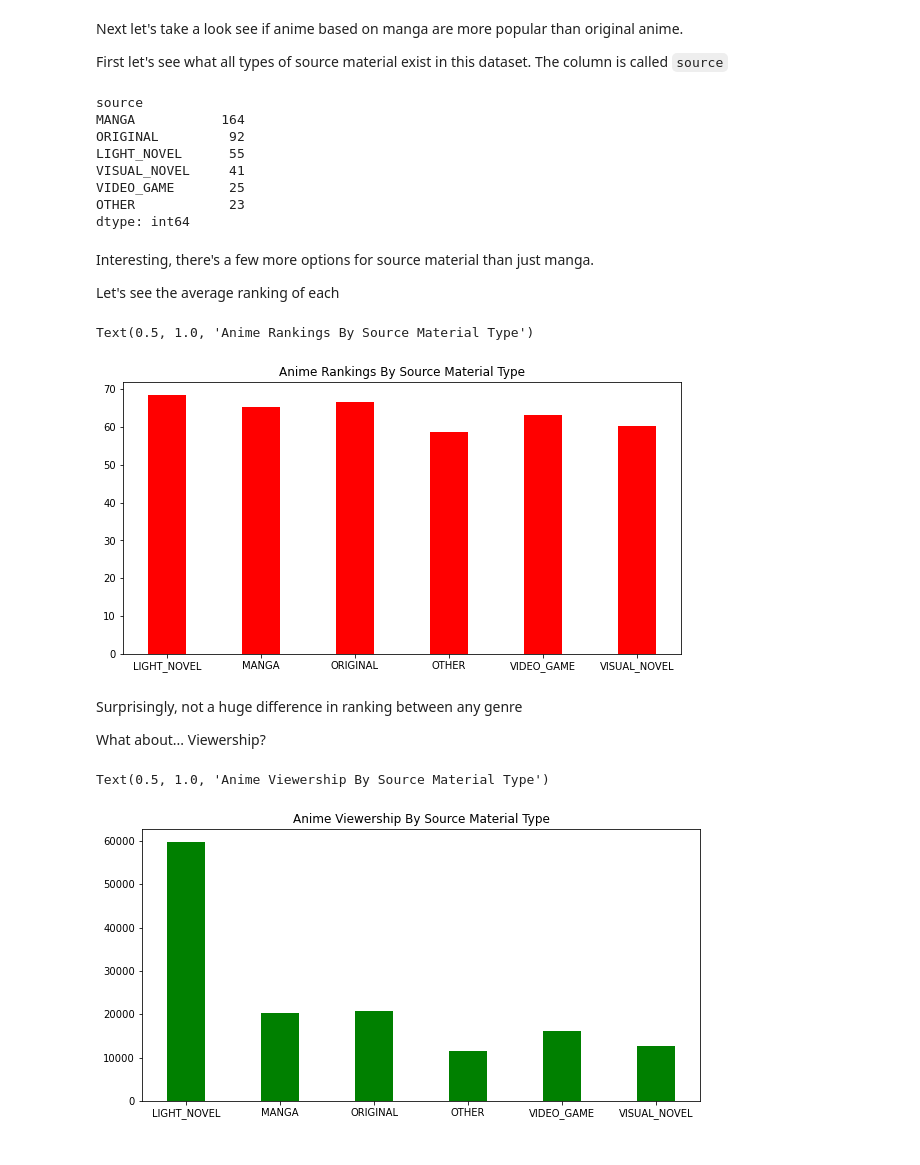
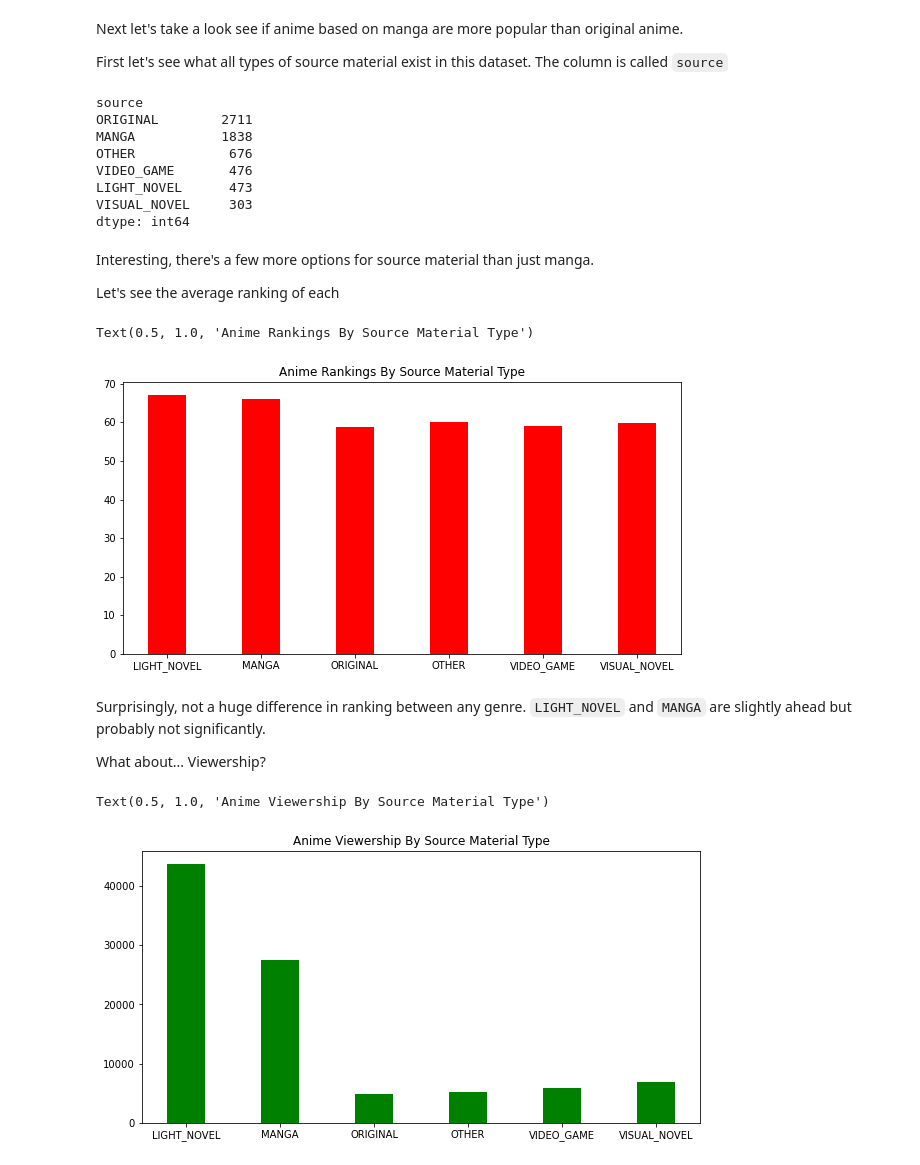
Before and after one commit to sprucemister/Anime-Insights, a Jupyter notebook: Untitled-1.ipynb, the cells around one changed output. Drawn from its saved outputs; the diff is of its cells as text; code cells hidden in the pictures.

Commit message:
Fix API to where it's getting 10x data

```diff
--- a/Untitled-1.ipynb
+++ b/Untitled-1.ipynb
@@ -87,12 +87,16 @@ import pandas as pd
 
 df_media=pd.DataFrame()
 
-for i in range(1,10):
+hasNextPage=True #json_data['data']['Page']['pageInfo']['hasNextPage']
+for i in range(1,9999):
     print(i)
     response=make_request(i,"ANIME")
     json_data = json.loads(response.text)
     df_new=pd.json_normalize(json_data['data']['Page']['media'], meta  =[['english', 'native']])
-    df_media=pd.concat([df_media,df_new])
+    if len(json_data['data']['Page']['media'])>0:
+        df_media=pd.concat([df_media,df_new])
+    if json_data['data']['Page']['pageInfo']['hasNextPage']==False:
+        break
 df_media.reset_index(inplace=True,drop=True)
 df_media.sort_values(['startDate.year','startDate.month','startDate.day'])
 display(df_media)
@@ -286,12 +285,12 @@ First let's see what all types of source material exist in this dataset. The col
 df_media.groupby('source').size().sort_values(ascending=False)
 # %% [output]
 source
-MANGA           164
-ORIGINAL         92
-LIGHT_NOVEL      55
-VISUAL_NOVEL     41
-VIDEO_GAME       25
-OTHER            23
+ORIGINAL        2711
+MANGA           1838
+OTHER            676
+VIDEO_GAME       476
+LIGHT_NOVEL      473
+VISUAL_NOVEL     303
 dtype: int64
 # %% [markdown]
 Interesting, there's a few more options for source material than just manga.
@@ -299,18 +298,20 @@ Interesting, there's a few more options for source material than just manga.
 Let's see the average ranking of each
 # %%
 import matplotlib.pyplot as plt
+
+df_media['averageScore']=pd.to_numeric(df_media['averageScore'])
 
 summarize_popularity=df_media.groupby('source')['averageScore'].mean()
 
 fig = plt.figure(figsize = (10, 5))
 plt.bar(summarize_popularity.keys(), summarize_popularity.values, color ='red',
         width = 0.4)
 plt.title('Anime Rankings By Source Material Type')
 # %% [output]
 Text(0.5, 1.0, 'Anime Rankings By Source Material Type')
-[figure, old version]
+[figure, new version]
 # %% [markdown]
-Surprisingly, not a huge difference in ranking between any genre
+Surprisingly, not a huge difference in ranking between any genre. `LIGHT_NOVEL` and `MANGA` are slightly ahead but probably not significantly.
 
 What about... Viewership?
 # %%
@@ -327,5 +328,5 @@ plt.bar(df_plotme.keys(), df_plotme.values, color ='green',
 plt.title('Anime Viewership By Source Material Type')
 # %% [output]
 Text(0.5, 1.0, 'Anime Viewership By Source Material Type')
-[figure, old version]
+[figure, new version]
 # %% [markdown]
```
Also changed, not shown: parts of 15 cells of this notebook.
